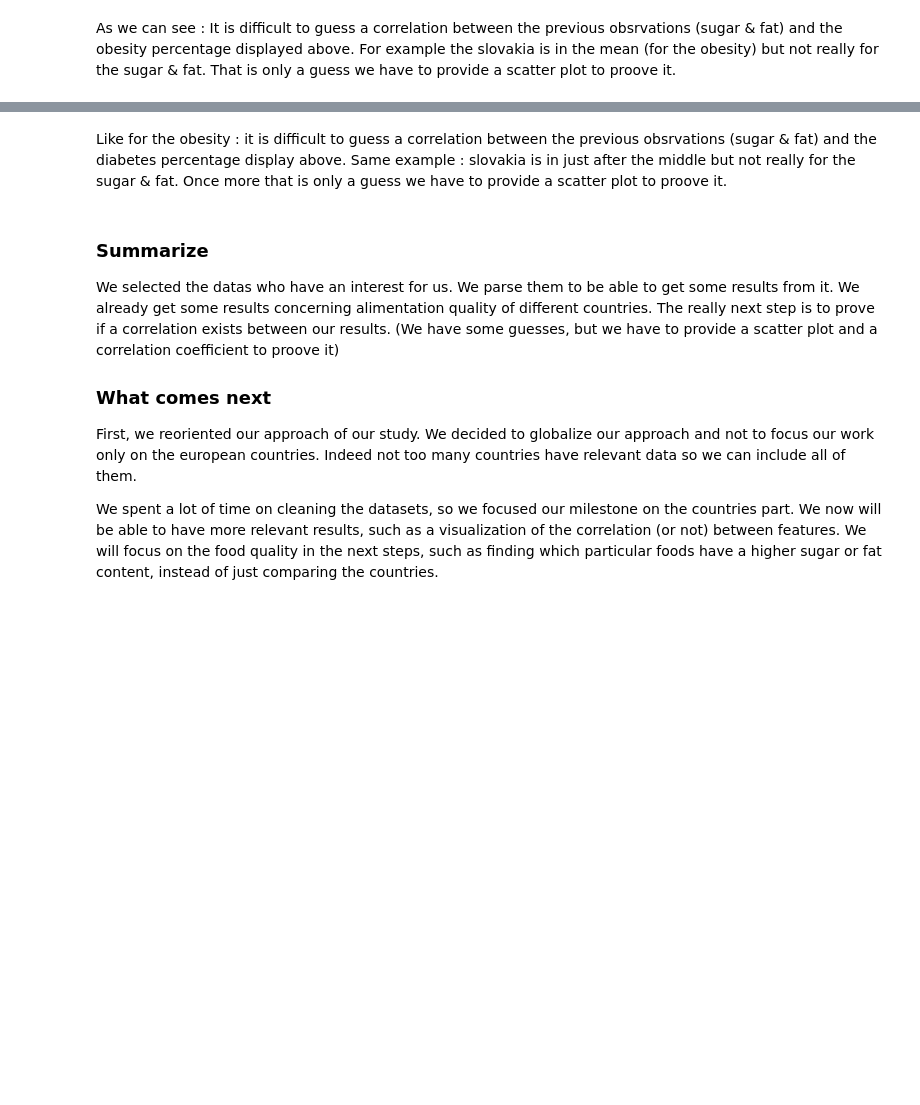
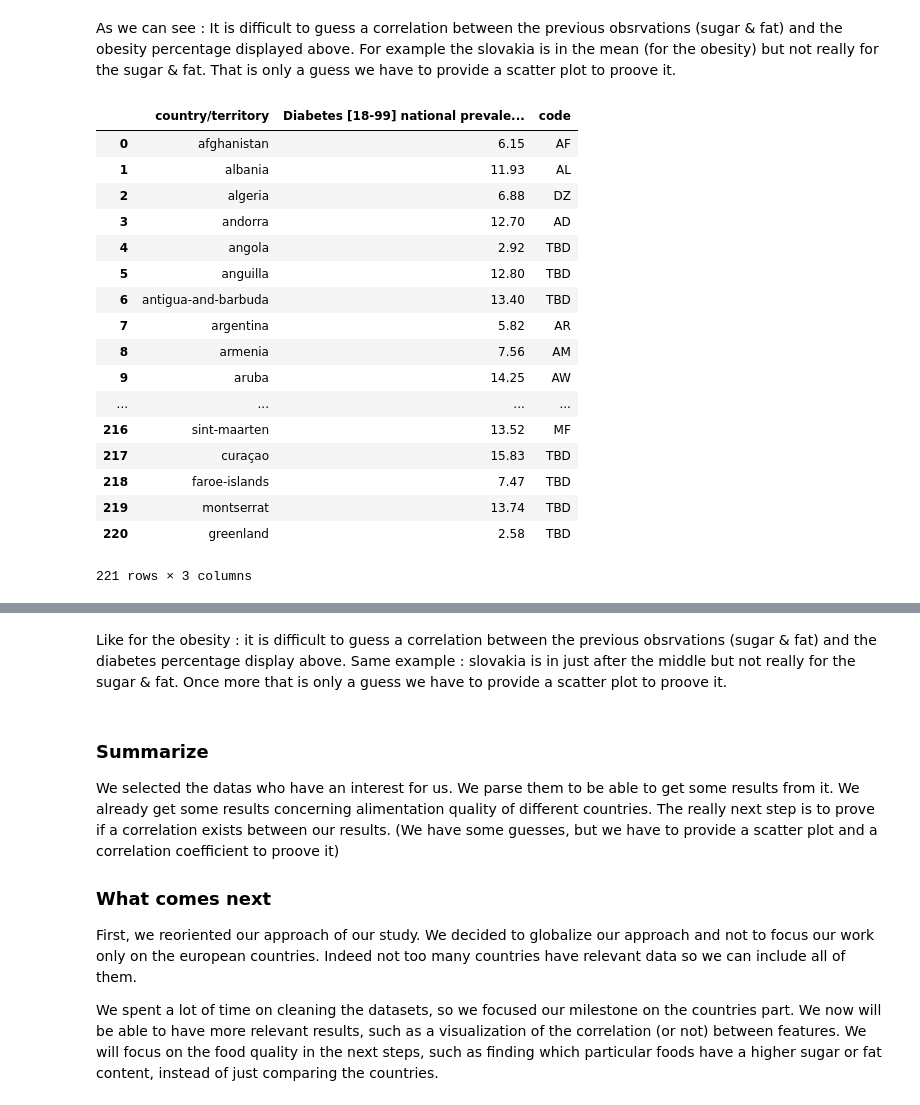
Before and after one commit to baraschi/AppliedDataAnalysis_Project, a Jupyter notebook: FoodProject.ipynb, the cells around one changed output, grey strips where cells are left out. Drawn from its saved outputs; the diff is of its cells as text; code cells hidden in the pictures; blank space fills up the shorter version.

```diff
--- a/FoodProject.ipynb
+++ b/FoodProject.ipynb
@@ -42,5 +67,5 @@ We clean our datasets. We select only the potential interesting fields.
 We do some operations on the countries tags to be able to parse the data. We also remove potential outliers.
 In our case, some outliers may be having a larger sugar or fat content than 100g, since it defies the laws of physics :-p
 # %%
-countries_infos = countries_infos[['COUNTRY_ALPHA2_CODE', 'COUNTRY_NAME']]
+countries_infos = countries_infos[['COUNTRY_ALPHA2_CODE', 'COUNTRY_NAME', 'COUNTRY_ALPHA3_CODE']]
 # %%
@@ -307,0 +480,25 @@ For example the slovakia is in the mean (for the obesity) but not really for the
+# %%
+#get country codes
+diab['country/territory'] = diab['country/territory'].apply(lambda x: str(x).lower().replace(' ', '-'))
+diab = diab.apply(lambda x: get_tag(x, 'country/territory', 'code'), axis=1)
+
+diab
+# %% [output]
+|  | country/territory | Diabetes [18-99] national prevale... | code |
+| 0 | afghanistan | 6.15 | AF |
+| 1 | albania | 11.93 | AL |
+| 2 | algeria | 6.88 | DZ |
+| 3 | andorra | 12.70 | AD |
+| 4 | angola | 2.92 | TBD |
+| 5 | anguilla | 12.80 | TBD |
+| 6 | antigua-and-barbuda | 13.40 | TBD |
+| 7 | argentina | 5.82 | AR |
+| 8 | armenia | 7.56 | AM |
+| 9 | aruba | 14.25 | AW |
+| ... | ... | ... | ... |
+| 216 | sint-maarten | 13.52 | MF |
+| 217 | curaçao | 15.83 | TBD |
+| 218 | faroe-islands | 7.47 | TBD |
+| 219 | montserrat | 13.74 | TBD |
+| 220 | greenland | 2.58 | TBD |
+221 rows × 3 columns
```
Also changed, not shown: parts of 47 cells of this notebook.
